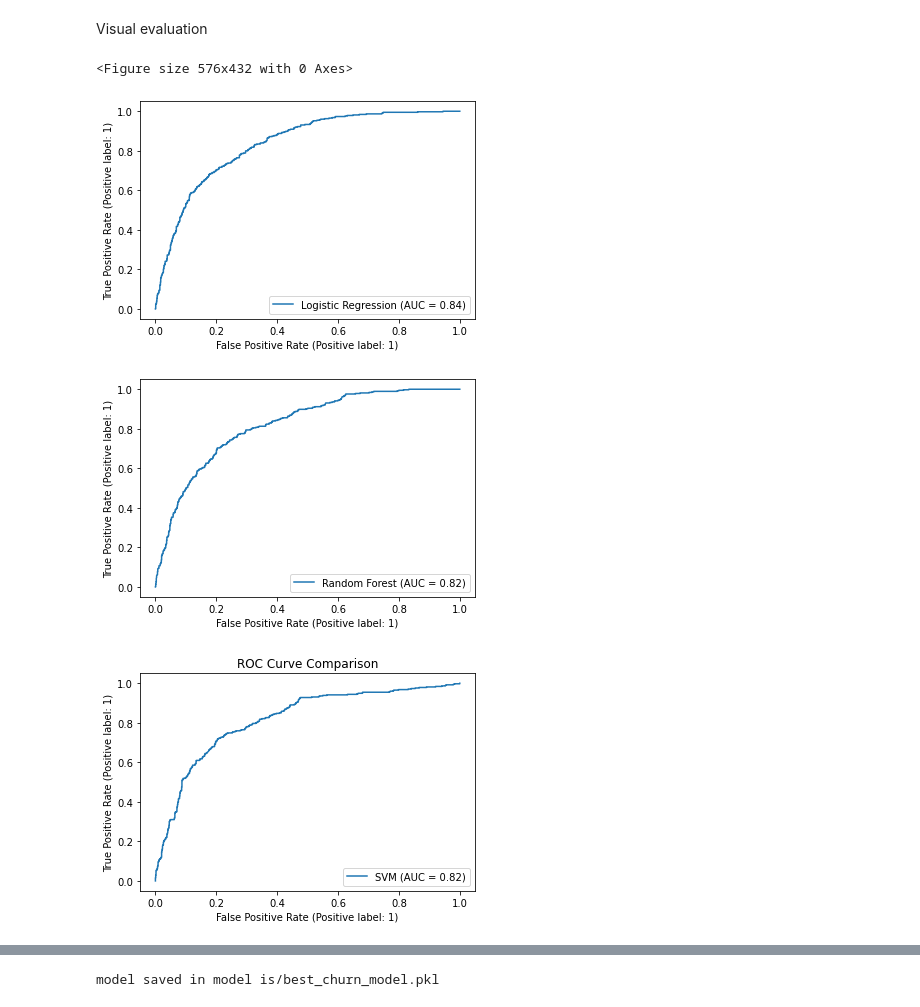
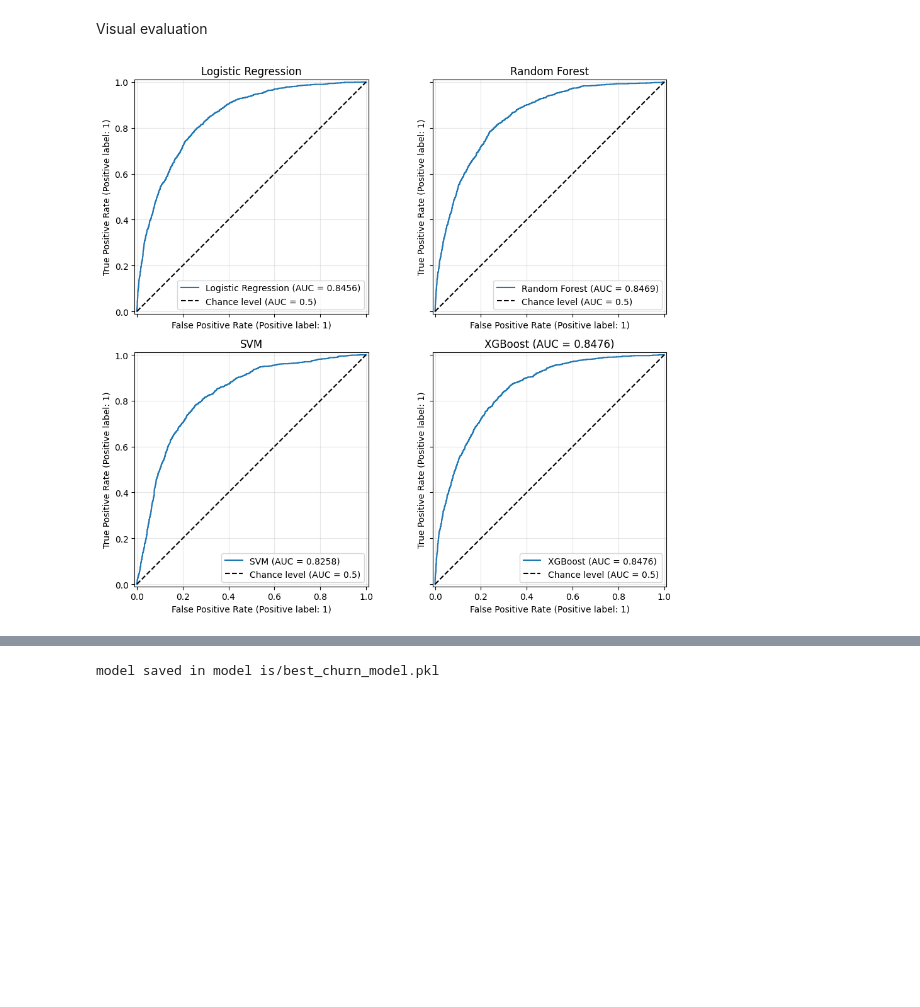
Before and after one commit to Migue-Mos/churn-prediction, a Jupyter notebook: notebooks/02_modeling.ipynb, the cells around one changed output, grey strips where cells are left out. Cells and saved outputs as stored; diff of their text form; code cells hidden in the pictures; blank space fills up the shorter version.

Commit message:
XGBoost model added, new pipeline of modeling, improving notebooks, now we use cross validation to evaluate models. Modified README

```diff
--- a/notebooks/02_modeling.ipynb
+++ b/notebooks/02_modeling.ipynb
@@ -152,0 +101,17 @@ weighted avg       0.79      0.72      0.74      1407
+# %%
+# Desbalance calculado SOLO con el train
+neg, pos = (y_train == 0).sum(), (y_train == 1).sum()
+
+xgb_model = Pipeline(steps=[
+    ("preprocessor", preprocessor),
+    ("classifier", XGBClassifier(
+        n_estimators=300,
+        learning_rate=0.05,
+        max_depth=3,
+        subsample=0.8,
+        colsample_bytree=0.8,
+        scale_pos_weight=neg / pos,
+        eval_metric="logloss",
+        random_state=42,
+    ))
+])
@@ -153,17 +157,34 @@ weighted avg       0.79      0.72      0.74      1407
 # %% [markdown]
 Visual evaluation
-# %%
-plt.figure(figsize=(8,6))
-
-RocCurveDisplay.from_predictions(y_test, y_prob_lr, name="Logistic Regression")
-RocCurveDisplay.from_predictions(y_test, y_prob_rf, name="Random Forest")
-RocCurveDisplay.from_predictions(y_test,y_prob_svm, name="SVM")
-
-
-plt.title("ROC Curve Comparison")
-plt.show()
-# %% [output]
-<Figure size 576x432 with 0 Axes>
-[figure, removed]
-[figure, removed]
-[figure, removed]
+# %%
+fig, axes = plt.subplots(2, 2, figsize=(10, 9), sharex=True, sharey=True)
+axes = axes.ravel()
+
+for ax, (name, model) in zip(axes, candidates.items()):
+    y_prob = cross_val_predict(
+        model, X_train, y_train, cv=cv, method="predict_proba", n_jobs=-1
+    )[:, 1]
+
+    auc = roc_auc_score(y_train, y_prob)
+
+    RocCurveDisplay.from_predictions(
+        y_train,
+        y_prob,
+        name=name,
+        ax=ax,
+        plot_chance_level=True
+    )
+
+    # Sustituir la etiqueta automática por una personalizada
+    ax.get_legend().get_texts()[0].set_text(
+        f"{name} (AUC = {auc:.4f})"
+    )
+
+    ax.set_title(name)
+    ax.grid(alpha=0.3)
+
+ax.set_title(f"{name} (AUC = {roc_auc_score(y_train, y_prob):.4f})")
+fig.tight_layout()
+plt.show()
+# %% [output]
+[figure, added]
```
Also changed, not shown: parts of 12 cells of this notebook, 11 other files.
